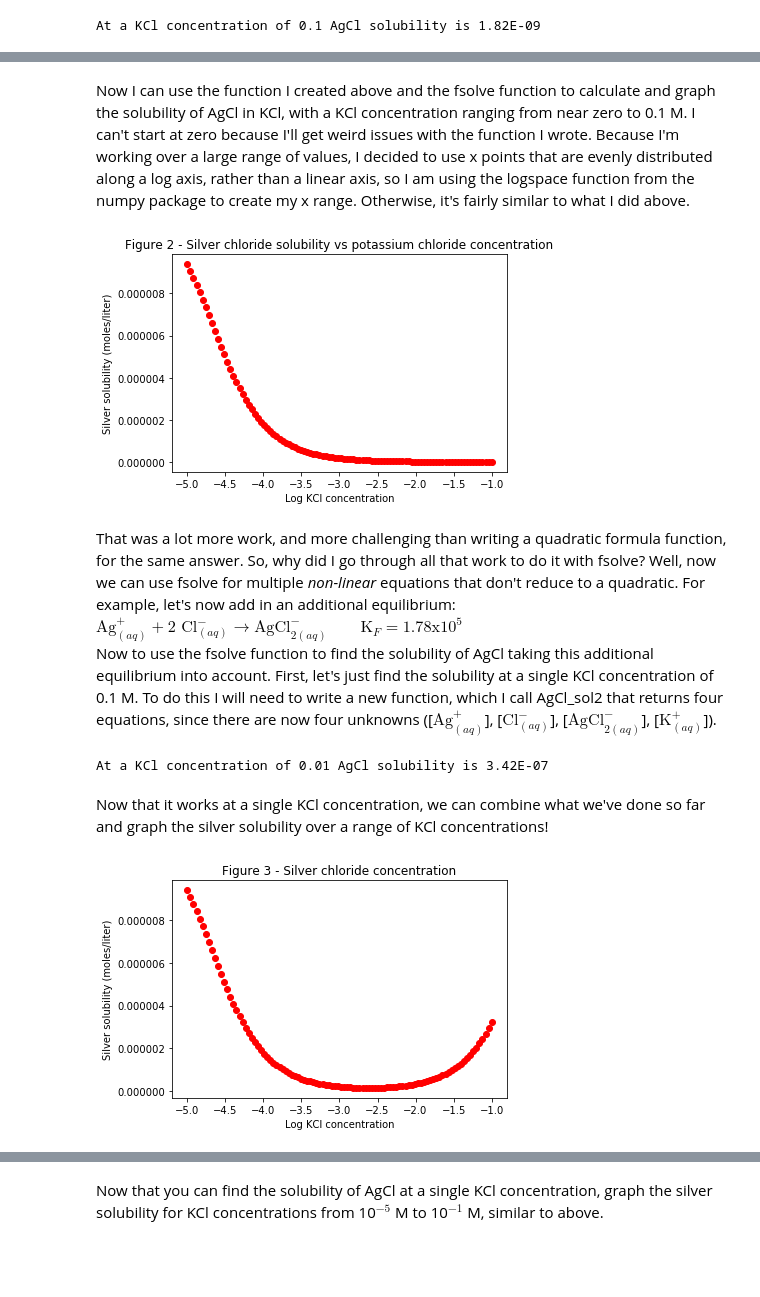
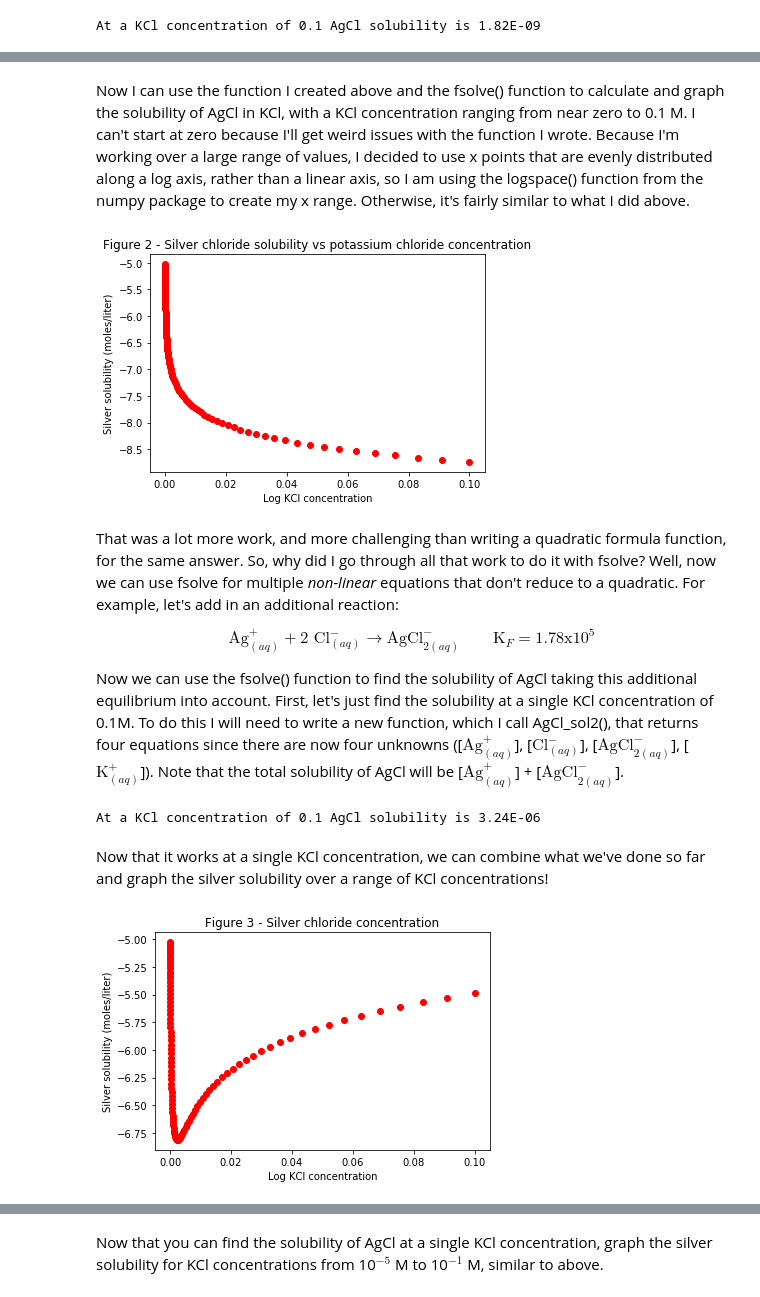
Before and after one commit to erik-menke/AnalyticalProjects, a Jupyter notebook: Notebook2-AgCl solubility.ipynb, the cells around one changed output, grey strips where cells are left out. Drawn from its saved outputs; the diff is of its cells as text; code cells hidden in the pictures; blank space fills up the shorter version.

```diff
--- a/Notebook2-AgCl solubility.ipynb
+++ b/Notebook2-AgCl solubility.ipynb
@@ -72,34 +82,38 @@ At a KCl concentration of 0.1 AgCl solubility is 1.82E-09
 # %% [markdown]
-Now I can use the function I created above and the fsolve function to calculate and graph the solubility of AgCl in KCl, with a KCl concentration ranging from near zero to 0.1 M. I can't start at zero because I'll get weird issues with the function I wrote. Because I'm working over a large range of values, I decided to use x points that are evenly distributed along a log axis, rather than a linear axis, so I am using the logspace function from the numpy package to create my x range. Otherwise, it's fairly similar to what I did above.
+Now I can use the function I created above and the fsolve() function to calculate and graph the solubility of AgCl in KCl, with a KCl concentration ranging from near zero to 0.1 M. I can't start at zero because I'll get weird issues with the function I wrote. Because I'm working over a large range of values, I decided to use x points that are evenly distributed along a log axis, rather than a linear axis, so I am using the logspace() function from the numpy package to create my x range. Otherwise, it's fairly similar to what I did above.
 # %%
 logxrange = np.logspace(-5,-1,num=datapts)
+
+#Below is my starting points, with Ag+ = 0, K+ and Cl- = x-range
 guess_array = tuple(zip(np.zeros(datapts),logxrange,logxrange))
 
 out_array = []
 silver_conc = []
 chloride_conc = []
 potassium_conc = []
 
 for num in range(0,datapts):
     out_array.append(list(opt.fsolve(AgCl_sol,guess_array[num])))
     silver_conc.append(out_array[num][0])
     chloride_conc.append(out_array[num][1])
     potassium_conc.append(out_array[num][2])
 
-plt.plot(np.log10(potassium_conc),silver_conc,'ro')
+plt.plot(potassium_conc,np.log10(silver_conc),'ro')
 plt.title("Figure 2 - Silver chloride solubility vs potassium chloride concentration")
 plt.xlabel('Log KCl concentration')
 plt.ylabel('Silver solubility (moles/liter)')
 plt.show()
 # %% [output]
-[figure, old version]
+[figure, new version]
 # %% [markdown]
-That was a lot more work, and more challenging than writing a quadratic formula function, for the same answer. So, why did I go through all that work to do it with fsolve? Well, now we can use fsolve for multiple *non-linear* equations that don't reduce to a quadratic. For example, let's now add in an additional equilibrium:
-$\textrm{Ag}^{+}_{(aq)} + \textrm{2 Cl}^{-}_{(aq)} \rightarrow \textrm{AgCl}^{-}_{2(aq)} \qquad \textrm{K}_{F} = 1.78 \textrm{x} 10^{5}$
-Now to use the fsolve function to find the solubility of AgCl taking this additional equilibrium into account. First, let's just find the solubility at a single KCl concentration of 0.1 M. To do this I will need to write a new function, which I call AgCl_sol2 that returns four equations, since there are now four unknowns ([$\textrm{Ag}^{+}_{(aq)}$], [$\textrm{Cl}^{-}_{(aq)}$], [$\textrm{AgCl}^{-}_{2(aq)}$], [$\textrm{K}^{+}_{(aq)}$]).
+That was a lot more work, and more challenging than writing a quadratic formula function, for the same answer. So, why did I go through all that work to do it with fsolve? Well, now we can use fsolve for multiple *non-linear* equations that don't reduce to a quadratic. For example, let's add in an additional reaction:
+
+$$\textrm{Ag}^{+}_{(aq)} + \textrm{2 Cl}^{-}_{(aq)} \rightarrow \textrm{AgCl}^{-}_{2(aq)} \qquad \textrm{K}_{F} = 1.78 \textrm{x} 10^{5}$$
+
+Now we can  use the fsolve() function to find the solubility of AgCl taking this additional equilibrium into account. First, let's just find the solubility at a single KCl concentration of 0.1M. To do this I will need to write a new function, which I call AgCl_sol2(), that returns four equations since there are now four unknowns ([$\textrm{Ag}^{+}_{(aq)}$], [$\textrm{Cl}^{-}_{(aq)}$], [$\textrm{AgCl}^{-}_{2(aq)}$], [$\textrm{K}^{+}_{(aq)}$]). Note that the total solubility of AgCl will be [$\textrm{Ag}^{+}_{(aq)}$] + [$\textrm{AgCl}^{-}_{2(aq)}$].
 # %%
 initAg = initAgCl2 = 0
-initCl = initK = 0.01
+initCl = initK = 0.1
 
 initparams = (initAg, initAgCl2, initCl, initK)
 
@@ -119,10 +133,11 @@ solubility = "{:.2E}".format(solution[0] + solution[1])
 
 print("At a KCl concentration of", initK, "AgCl solubility is", solubility)
 # %% [output]
-At a KCl concentration of 0.01 AgCl solubility is 3.42E-07
+At a KCl concentration of 0.1 AgCl solubility is 3.24E-06
 # %% [markdown]
 Now that it works at a single KCl concentration, we can combine what we've done so far and graph the silver solubility over a range of KCl concentrations!
 # %%
+#Below is my starting points, with Ag+ = AgCl2- = 0, K+ and Cl- = x-range
 guess_array2 = tuple(zip(np.zeros(datapts),np.zeros(datapts),logxrange,logxrange))
 
 out_array2 = []
@@ -140,10 +155,10 @@ for num in range(0,datapts):
 
 total_solubility = np.add(silver_conc2, silverchloride_conc2)
 
-plt.plot(np.log10(potassium_conc2),total_solubility,'ro')
+plt.plot(potassium_conc2,np.log10(total_solubility),'ro')
 plt.title("Figure 3 - Silver chloride concentration")
 plt.xlabel('Log KCl concentration')
 plt.ylabel('Silver solubility (moles/liter)')
 plt.show()
 # %% [output]
-[figure, old version]
+[figure, new version]
```
Also changed, not shown: parts of 9 cells of this notebook.
